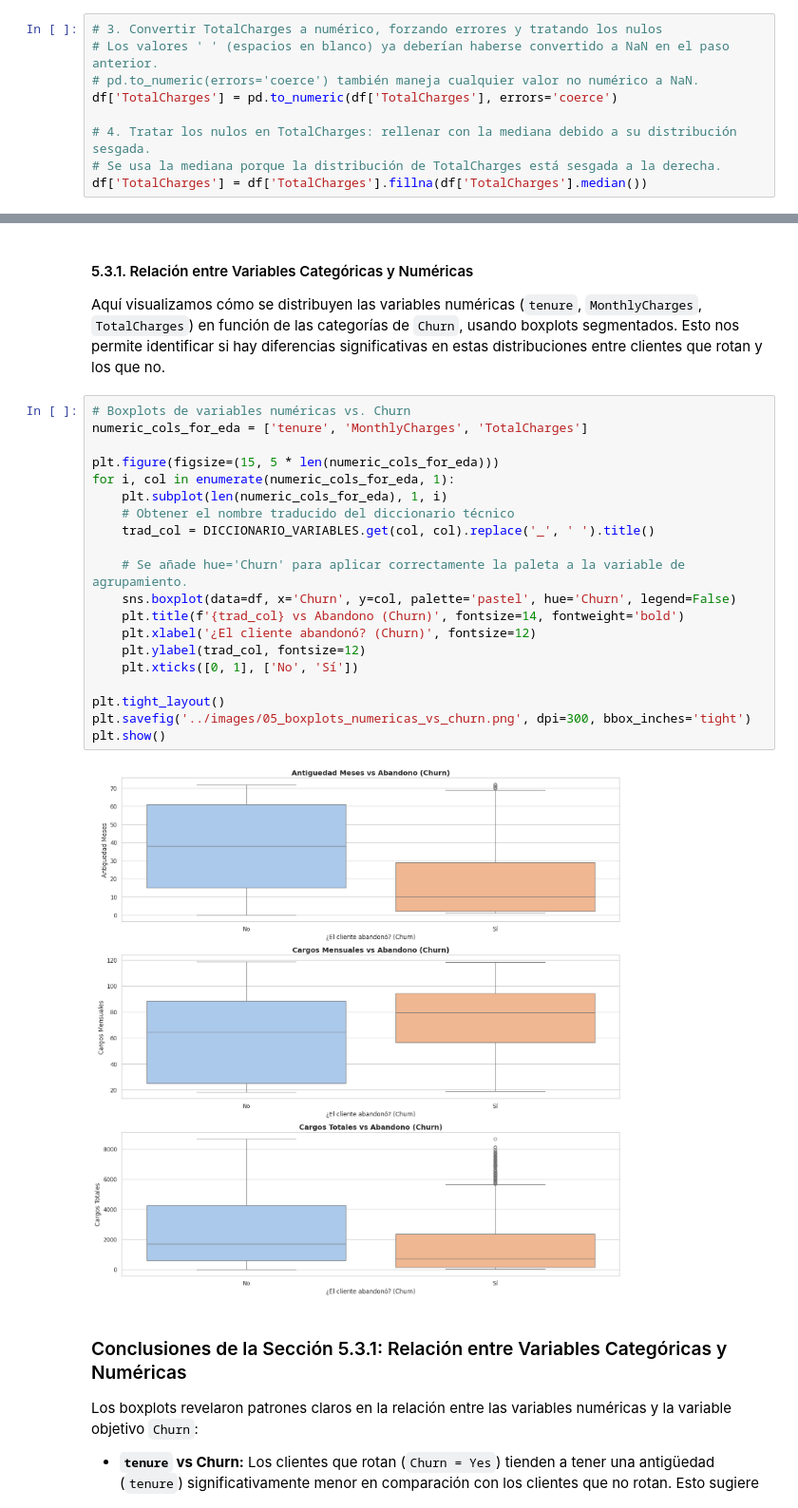
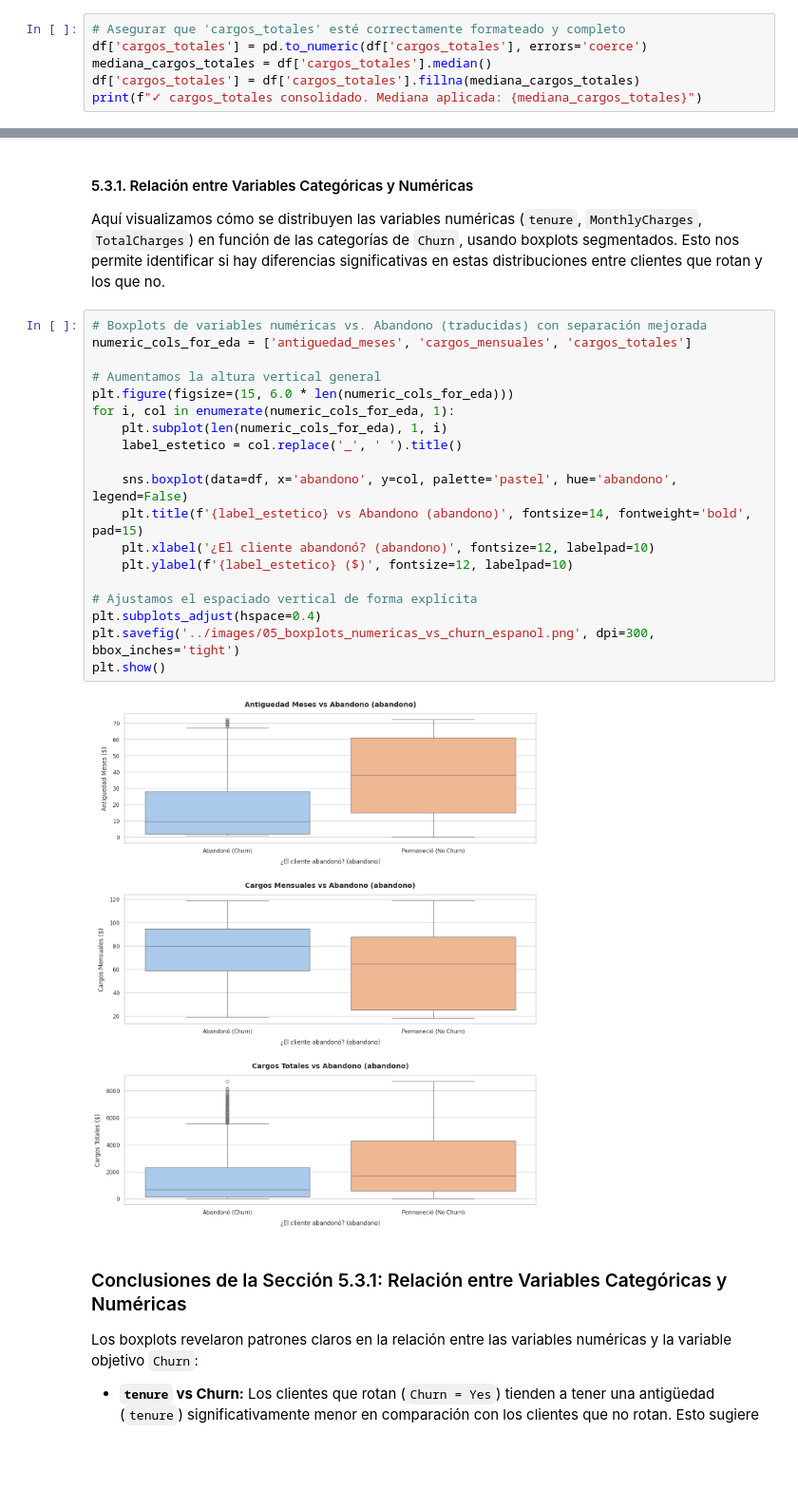
Before and after one commit to MauricioTapia84/proyecto-machinelearning-telco, a Jupyter notebook: notebooks/01_EDA_y_Limpieza.ipynb, the cells around one changed output, grey strips where cells are left out. Shown at 95% size. Drawn from its saved outputs; the diff is of its cells as text; blank space fills up the shorter version.

```diff
--- a/notebooks/01_EDA_y_Limpieza.ipynb
+++ b/notebooks/01_EDA_y_Limpieza.ipynb
@@ -476,11 +616,8 @@ Cualquier valor nulo en columnas categóricas se imputará con la **moda** (el v
 
 Con las decisiones de imputación claras y el chequeo de nulos categóricos realizado, procedemos con la imputación de `TotalCharges` con la mediana.
 # %%
-# 3. Convertir TotalCharges a numérico, forzando errores y tratando los nulos
-# Los valores ' ' (espacios en blanco) ya deberían haberse convertido a NaN en el paso anterior.
-# pd.to_numeric(errors='coerce') también maneja cualquier valor no numérico a NaN.
-df['TotalCharges'] = pd.to_numeric(df['TotalCharges'], errors='coerce')
-
-# 4. Tratar los nulos en TotalCharges: rellenar con la mediana debido a su distribución sesgada.
-# Se usa la mediana porque la distribución de TotalCharges está sesgada a la derecha.
-df['TotalCharges'] = df['TotalCharges'].fillna(df['TotalCharges'].median())
+# Asegurar que 'cargos_totales' esté correctamente formateado y completo
+df['cargos_totales'] = pd.to_numeric(df['cargos_totales'], errors='coerce')
+mediana_cargos_totales = df['cargos_totales'].median()
+df['cargos_totales'] = df['cargos_totales'].fillna(mediana_cargos_totales)
+print(f"✓ cargos_totales consolidado. Mediana aplicada: {mediana_cargos_totales}")
@@ -819,27 +970,26 @@ El examen de las variables categóricas mostró:
 
 Aquí visualizamos cómo se distribuyen las variables numéricas (`tenure`, `MonthlyCharges`, `TotalCharges`) en función de las categorías de `Churn`, usando boxplots segmentados. Esto nos permite identificar si hay diferencias significativas en estas distribuciones entre clientes que rotan y los que no.
 # %%
-# Boxplots de variables numéricas vs. Churn
-numeric_cols_for_eda = ['tenure', 'MonthlyCharges', 'TotalCharges']
+# Boxplots de variables numéricas vs. Abandono (traducidas) con separación mejorada
+numeric_cols_for_eda = ['antiguedad_meses', 'cargos_mensuales', 'cargos_totales']
 
-plt.figure(figsize=(15, 5 * len(numeric_cols_for_eda)))
+# Aumentamos la altura vertical general
+plt.figure(figsize=(15, 6.0 * len(numeric_cols_for_eda)))
 for i, col in enumerate(numeric_cols_for_eda, 1):
     plt.subplot(len(numeric_cols_for_eda), 1, i)
-    # Obtener el nombre traducido del diccionario técnico
-    trad_col = DICCIONARIO_VARIABLES.get(col, col).replace('_', ' ').title()
+    label_estetico = col.replace('_', ' ').title()
 
-    # Se añade hue='Churn' para aplicar correctamente la paleta a la variable de agrupamiento.
-    sns.boxplot(data=df, x='Churn', y=col, palette='pastel', hue='Churn', legend=False)
-    plt.title(f'{trad_col} vs Abandono (Churn)', fontsize=14, fontweight='bold')
-    plt.xlabel('¿El cliente abandonó? (Churn)', fontsize=12)
-    plt.ylabel(trad_col, fontsize=12)
-    plt.xticks([0, 1], ['No', 'Sí'])
+    sns.boxplot(data=df, x='abandono', y=col, palette='pastel', hue='abandono', legend=False)
+    plt.title(f'{label_estetico} vs Abandono (abandono)', fontsize=14, fontweight='bold', pad=15)
+    plt.xlabel('¿El cliente abandonó? (abandono)', fontsize=12, labelpad=10)
+    plt.ylabel(f'{label_estetico} ($)', fontsize=12, labelpad=10)
 
-plt.tight_layout()
-plt.savefig('../images/05_boxplots_numericas_vs_churn.png', dpi=300, bbox_inches='tight')
+# Ajustamos el espaciado vertical de forma explícita
+plt.subplots_adjust(hspace=0.4)
+plt.savefig('../images/05_boxplots_numericas_vs_churn_espanol.png', dpi=300, bbox_inches='tight')
 plt.show()
 # %% [output]
-[figure, old version]
+[figure, new version]
 # %% [markdown]
 ### Conclusiones de la Sección 5.3.1: Relación entre Variables Categóricas y Numéricas
 
```
Also changed, not shown: parts of 32 cells of this notebook.
